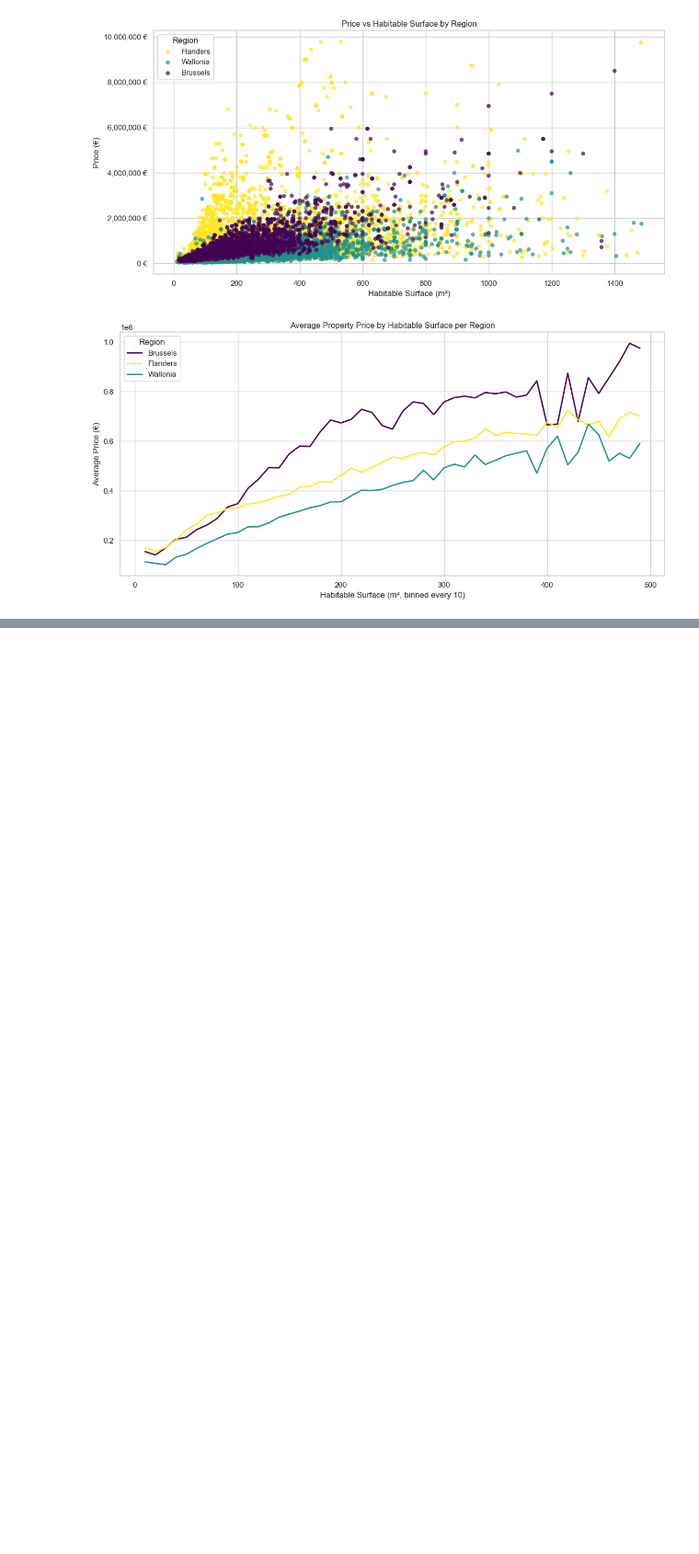
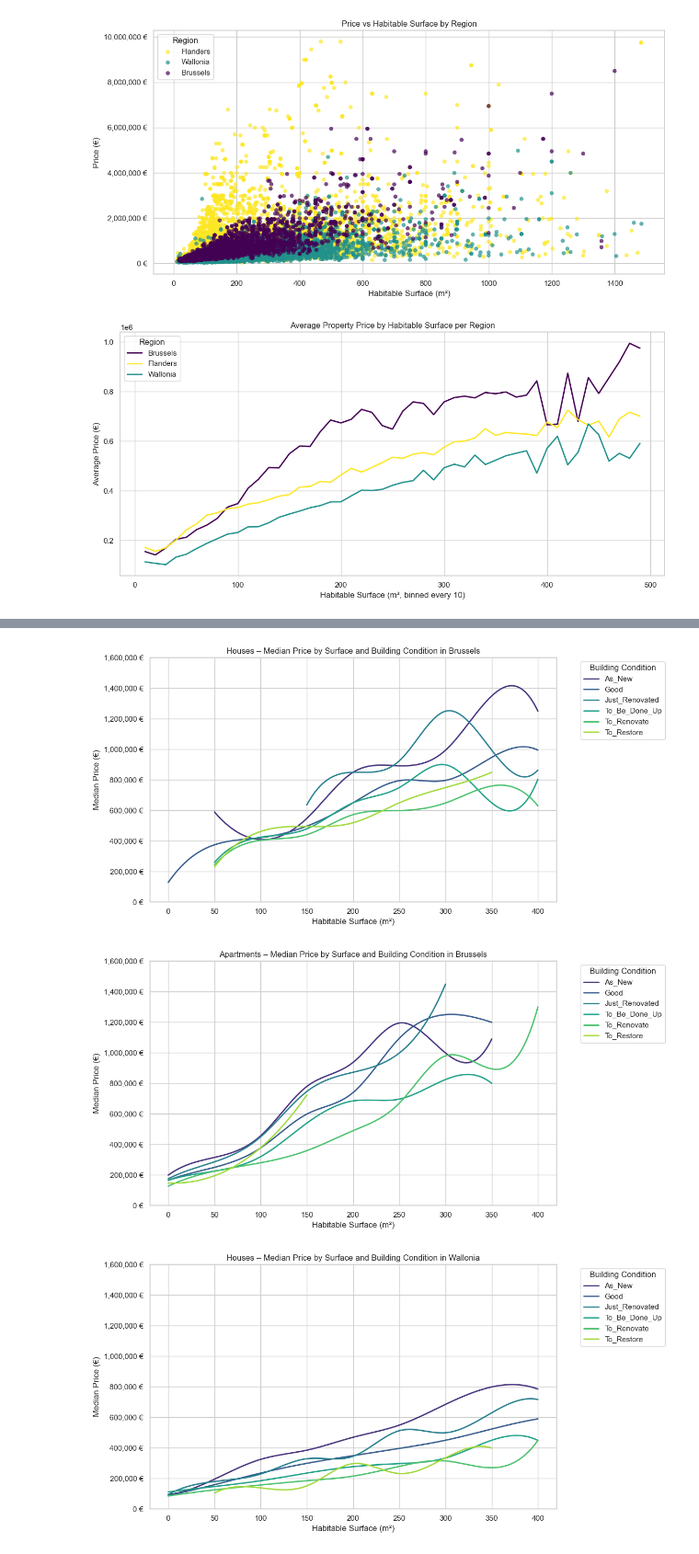
Before and after one commit to meganmarchale/ImmoEliza_analysis, a Jupyter notebook: utils/graphs/clean_graphs_Meg.ipynb, the cells around one changed output, grey strips where cells are left out. Shown at 92% size. Cells and saved outputs as stored; diff of their text form; code cells hidden in the pictures; blank space fills up the shorter version.

```diff
--- a/utils/graphs/clean_graphs_Meg.ipynb
+++ b/utils/graphs/clean_graphs_Meg.ipynb
@@ -472,0 +483,75 @@ for region in ['Brussels', 'Wallonia', 'Flanders']:
+# %%
+import pandas as pd
+import matplotlib.pyplot as plt
+import seaborn as sns
+import numpy as np
+from scipy.interpolate import make_interp_spline
+import matplotlib.ticker as mtick
+
+input_file = "/Users/meganmarchale/Documents/BeCode/Projects/ImmoEliza_analysis/data/cleaned_data.csv"
+
+surface_max = 450
+price_max = 1_500_000
+fixed_y_max = 1_600_000
+surface_bin_size = 50
+surface_bin_min = df['surface_bin'].min()
+surface_bin_max = df['surface_bin'].max()
+
+df = pd.read_csv(input_file)
+df['price'] = pd.to_numeric(df['price'], errors='coerce')
+df['habitableSurface'] = pd.to_numeric(df['habitableSurface'], errors='coerce')
+
+df = df.dropna(subset=['price', 'habitableSurface', 'region', 'type', 'buildingCondition'])
+df = df[(df['price'] < price_max) & (df['habitableSurface'] < surface_max)]
+
+# Remove 'unknown'
+df['buildingCondition'] = df['buildingCondition'].str.strip().str.lower()
+df = df[df['buildingCondition'] != 'unknown']
+
+# Bin surface
+df['surface_bin'] = (df['habitableSurface'] // surface_bin_size) * surface_bin_size
+
+# Group: median price per bin, region, type, condition
+grouped = df.groupby(['type', 'region', 'buildingCondition', 'surface_bin'])['price'].median().reset_index()
+
+# Colors for conditions
+conditions = sorted(df['buildingCondition'].unique())
+condition_palette = dict(zip(conditions, sns.color_palette("viridis", len(conditions))))
+
+sns.set_theme(style="whitegrid")
+
+# Plot function per type + region
+def plot_by_condition(type_name, region):
+    plt.figure(figsize=(12, 6))
+    subset = grouped[(grouped['region'] == region) & (grouped['type'] == type_name)]
+
+    for condition in conditions:
+        data = subset[subset['buildingCondition'] == condition].sort_values('surface_bin')
+        x = data['surface_bin']
+        y = data['price']
+
+        if len(x) >= 4:
+            x_smooth = np.linspace(x.min(), x.max(), 300)
+            spline = make_interp_spline(x, y, k=3)
+            y_smooth = spline(x_smooth)
+            x_smooth = np.linspace(max(x.min(), surface_bin_min), min(x.max(), surface_bin_max), 300)
+            plt.plot(x_smooth, y_smooth, label=condition.title(), color=condition_palette[condition], linewidth=2)
+        elif len(x) > 1:
+            plt.plot(x, y, label=condition.title(), color=condition_palette[condition], linewidth=2)
+
+    plt.title(f"{type_name.title()}s – Median Price by Surface and Building Condition in {region}")
+    plt.xlabel("Habitable Surface (m²)")
+    plt.ylabel("Median Price (€)")
+    plt.ylim(0, fixed_y_max)
+    plt.gca().yaxis.set_major_formatter(mtick.FuncFormatter(lambda x, _: f"{int(x):,} €"))
+    plt.legend(title="Building Condition", bbox_to_anchor=(1.05, 1), loc='upper left')
+    plt.tight_layout()
+    plt.show()
+
+for region in ['Brussels', 'Wallonia', 'Flanders']:
+    for type_name in ['HOUSE', 'APARTMENT']:
+        plot_by_condition(type_name, region)
+# %% [output]
+[figure, added]
+[figure, added]
+[figure, added]
```
Also changed, not shown: parts of 9 cells of this notebook.
